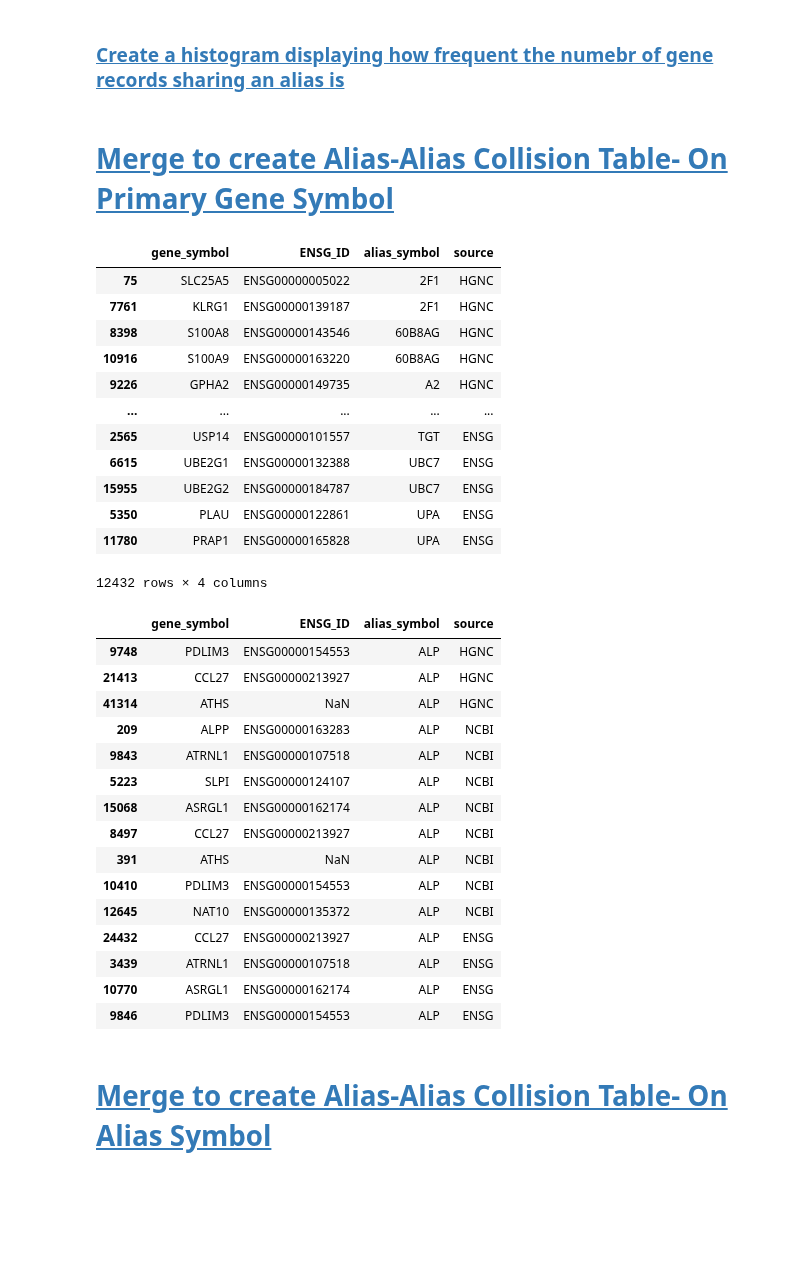
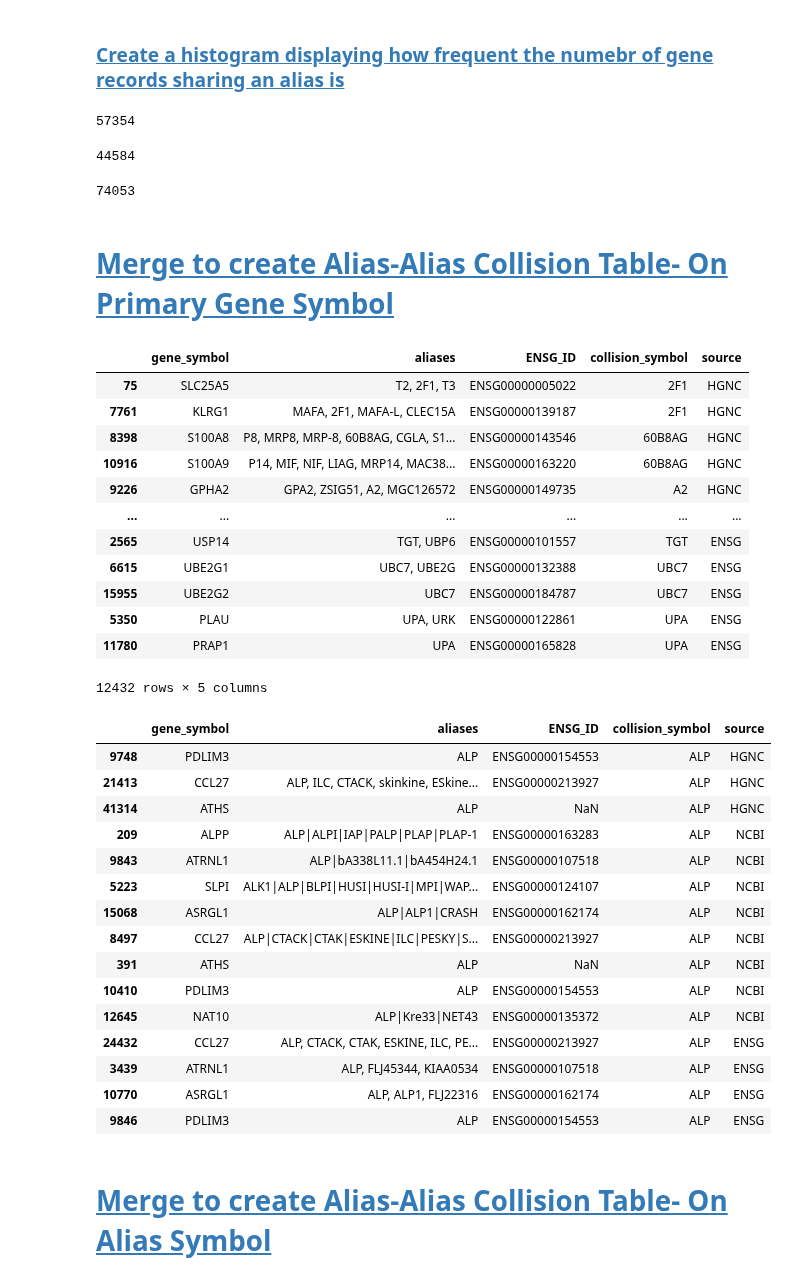
Before and after one commit to cancervariants/gene-harmony-analysis, a Jupyter notebook: alias_alias_collisions/alias-alias_collision_analysis.ipynb, the cells around one changed output. Saved outputs shown, nothing was run; the diff lists cells and outputs as text; code cells hidden in the pictures; blank space fills up the shorter version.

Commit message:
refector alias-primary notebook

```diff
--- a/alias_alias_collisions/alias-alias_collision_analysis.ipynb
+++ b/alias_alias_collisions/alias-alias_collision_analysis.ipynb
@@ -386,54 +465,66 @@ aa_collision_ncbi_distribution_df = pd.read_csv(
 # %%
 ncbi_alias_count_histogram_df = pd.read_csv(
     "../created_files/ncbi_alias_count_histogram_df.csv", index_col=[0])
+# %%
+len(subset_genes_ensg_df)
+# %% [output]
+57354
+# %%
+len(subset_genes_hgnc_df)
+# %% [output]
+44584
+# %%
+len(subset_genes_ncbi_df)
+# %% [output]
+74053
 # %% [markdown]
 # <a id='toc4_'></a>[Merge to create Alias-Alias Collision Table- On Primary Gene Symbol](#toc0_)
 # %%
 merged_aa_collision_gene_df = pd.concat(
     [
-        aa_collision_gene_hgnc_df[["gene_symbol", "ENSG_ID", "alias_symbol", "source"]],
-        aa_collision_gene_ncbi_df[["gene_symbol", "ENSG_ID", "alias_symbol", "source"]],
-        aa_collision_gene_ensg_df[["gene_symbol", "ENSG_ID", "alias_symbol", "source"]],
+        aa_collision_gene_hgnc_df[["gene_symbol", "aliases", "ENSG_ID", "collision_symbol", "source"]],
+        aa_collision_gene_ncbi_df[["gene_symbol", "aliases", "ENSG_ID", "collision_symbol", "source"]],
+        aa_collision_gene_ensg_df[["gene_symbol", "aliases", "ENSG_ID", "collision_symbol", "source"]],
     ]
 )
 merged_aa_collision_gene_df
 # %% [output]
-|  | gene_symbol | ENSG_ID | alias_symbol | source |
-| 75 | SLC25A5 | ENSG00000005022 | 2F1 | HGNC |
-| 7761 | KLRG1 | ENSG00000139187 | 2F1 | HGNC |
-| 8398 | S100A8 | ENSG00000143546 | 60B8AG | HGNC |
-| 10916 | S100A9 | ENSG00000163220 | 60B8AG | HGNC |
-| 9226 | GPHA2 | ENSG00000149735 | A2 | HGNC |
-| ... | ... | ... | ... | ... |
-| 2565 | USP14 | ENSG00000101557 | TGT | ENSG |
-| 6615 | UBE2G1 | ENSG00000132388 | UBC7 | ENSG |
-| 15955 | UBE2G2 | ENSG00000184787 | UBC7 | ENSG |
-| 5350 | PLAU | ENSG00000122861 | UPA | ENSG |
-| 11780 | PRAP1 | ENSG00000165828 | UPA | ENSG |
+|  | gene_symbol | aliases | ENSG_ID | collision_symbol | source |
+| 75 | SLC25A5 | T2, 2F1, T3 | ENSG00000005022 | 2F1 | HGNC |
+| 7761 | KLRG1 | MAFA, 2F1, MAFA-L, CLEC15A | ENSG00000139187 | 2F1 | HGNC |
+| 8398 | S100A8 | P8, MRP8, MRP-8, 60B8AG, CGLA, S1... | ENSG00000143546 | 60B8AG | HGNC |
+| 10916 | S100A9 | P14, MIF, NIF, LIAG, MRP14, MAC38... | ENSG00000163220 | 60B8AG | HGNC |
+| 9226 | GPHA2 | GPA2, ZSIG51, A2, MGC126572 | ENSG00000149735 | A2 | HGNC |
+| ... | ... | ... | ... | ... | ... |
+| 2565 | USP14 | TGT, UBP6 | ENSG00000101557 | TGT | ENSG |
+| 6615 | UBE2G1 | UBC7, UBE2G | ENSG00000132388 | UBC7 | ENSG |
+| 15955 | UBE2G2 | UBC7 | ENSG00000184787 | UBC7 | ENSG |
+| 5350 | PLAU | UPA, URK | ENSG00000122861 | UPA | ENSG |
+| 11780 | PRAP1 | UPA | ENSG00000165828 | UPA | ENSG |
-12432 rows × 4 columns
+12432 rows × 5 columns
 # %%
 merged_aa_collision_gene_df.to_csv(
     "../created_files/merged_aa_collision_gene_df.csv", index=False
 )
 # %%
-merged_aa_collision_gene_df.loc[merged_aa_collision_gene_df.alias_symbol == "ALP"]
+merged_aa_collision_gene_df.loc[merged_aa_collision_gene_df.collision_symbol == "ALP"]
 # %% [output]
-|  | gene_symbol | ENSG_ID | alias_symbol | source |
-| 9748 | PDLIM3 | ENSG00000154553 | ALP | HGNC |
-| 21413 | CCL27 | ENSG00000213927 | ALP | HGNC |
-| 41314 | ATHS | NaN | ALP | HGNC |
-| 209 | ALPP | ENSG00000163283 | ALP | NCBI |
-| 9843 | ATRNL1 | ENSG00000107518 | ALP | NCBI |
-| 5223 | SLPI | ENSG00000124107 | ALP | NCBI |
-| 15068 | ASRGL1 | ENSG00000162174 | ALP | NCBI |
-| 8497 | CCL27 | ENSG00000213927 | ALP | NCBI |
-| 391 | ATHS | NaN | ALP | NCBI |
-| 10410 | PDLIM3 | ENSG00000154553 | ALP | NCBI |
-| 12645 | NAT10 | ENSG00000135372 | ALP | NCBI |
-| 24432 | CCL27 | ENSG00000213927 | ALP | ENSG |
-| 3439 | ATRNL1 | ENSG00000107518 | ALP | ENSG |
-| 10770 | ASRGL1 | ENSG00000162174 | ALP | ENSG |
-| 9846 | PDLIM3 | ENSG00000154553 | ALP | ENSG |
+|  | gene_symbol | aliases | ENSG_ID | collision_symbol | source |
+| 9748 | PDLIM3 | ALP | ENSG00000154553 | ALP | HGNC |
+| 21413 | CCL27 | ALP, ILC, CTACK, skinkine, ESkine... | ENSG00000213927 | ALP | HGNC |
+| 41314 | ATHS | ALP | NaN | ALP | HGNC |
+| 209 | ALPP | ALP|ALPI|IAP|PALP|PLAP|PLAP-1 | ENSG00000163283 | ALP | NCBI |
+| 9843 | ATRNL1 | ALP|bA338L11.1|bA454H24.1 | ENSG00000107518 | ALP | NCBI |
+| 5223 | SLPI | ALK1|ALP|BLPI|HUSI|HUSI-I|MPI|WAP... | ENSG00000124107 | ALP | NCBI |
+| 15068 | ASRGL1 | ALP|ALP1|CRASH | ENSG00000162174 | ALP | NCBI |
+| 8497 | CCL27 | ALP|CTACK|CTAK|ESKINE|ILC|PESKY|S... | ENSG00000213927 | ALP | NCBI |
+| 391 | ATHS | ALP | NaN | ALP | NCBI |
+| 10410 | PDLIM3 | ALP | ENSG00000154553 | ALP | NCBI |
+| 12645 | NAT10 | ALP|Kre33|NET43 | ENSG00000135372 | ALP | NCBI |
+| 24432 | CCL27 | ALP, CTACK, CTAK, ESKINE, ILC, PE... | ENSG00000213927 | ALP | ENSG |
+| 3439 | ATRNL1 | ALP, FLJ45344, KIAA0534 | ENSG00000107518 | ALP | ENSG |
+| 10770 | ASRGL1 | ALP, ALP1, FLJ22316 | ENSG00000162174 | ALP | ENSG |
+| 9846 | PDLIM3 | ALP | ENSG00000154553 | ALP | ENSG |
 # %% [markdown]
 # <a id='toc5_'></a>[Merge to create Alias-Alias Collision Table- On Alias Symbol](#toc0_)
 # %%
```
Also changed, not shown: parts of 25 cells of this notebook, 37 other files.
